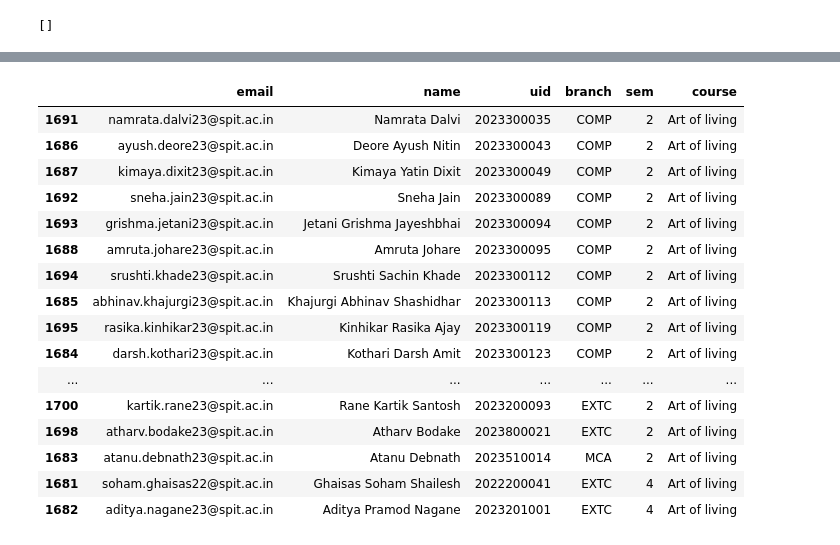
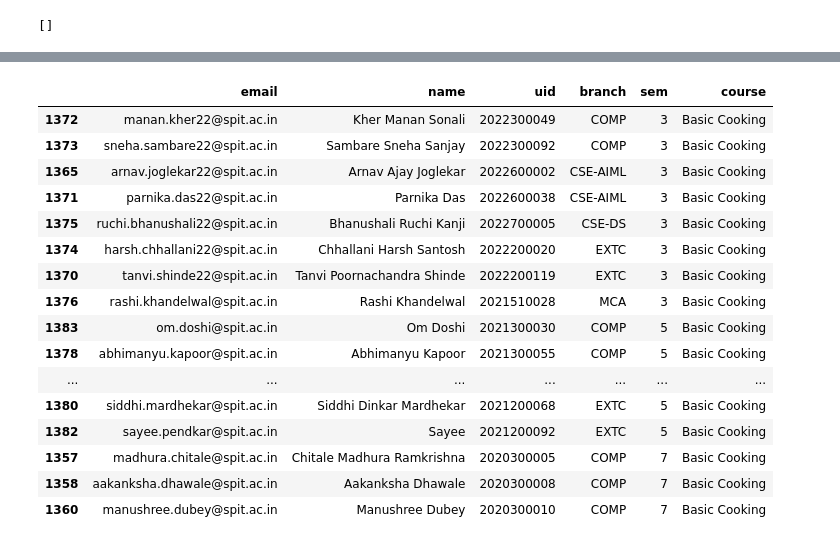
Before and after one commit to Hitstar53/SEVA-SATVA-Course-Analyzer, a Jupyter notebook: preprocess/preprocessing-sheet3.ipynb, the cells around one changed output, grey strips where cells are left out. Drawn from its saved outputs; the diff is of its cells as text; code cells hidden in the pictures.

Commit message:
preprocessing sheet 3 done

```diff
--- a/preprocess/preprocessing-sheet3.ipynb
+++ b/preprocess/preprocessing-sheet3.ipynb
@@ -240,0 +330,4 @@ not_matching
+# %%
+sheet3['course'] = sheet3['course'].map(lambda x: 'Introduction to Bhagvadgita' if '(online' in x.lower() else x)
+not_matching = [i for i in sheet3['course'].unique() if i not in course_names]
+not_matching
@@ -241,5 +343,5 @@ not_matching
 # %%
-sheet4['course'] = sheet4['course'].str[0].map(lambda x: x.upper()).values + sheet4['course'].str[1:]
-not_matching = [i for i in sheet4['course'].unique() if i not in course_names]
+sheet3['course'] = sheet3['course'].map(lambda x: 'Running' if x.lower().startswith('run') else x)
+not_matching = [i for i in sheet3['course'].unique() if i not in course_names]
 not_matching
 # %% [output]
@@ -273,17 +352,17 @@ not_matching
 # %%
 def normalize(course_name):
-    if course_name == 'Design thinking':
-        return 'Design Thinking'
-    if course_name == 'Skipiing':
-        return 'Skipping'
-    if course_name == 'Staircase Climbing.':
-        return 'Staircase Climbing'
-    if course_name == 'Bhagwan Gita':
-        return 'Introduction to Bhagvadgita'
+    if course_name == 'Innovative and Creativity':
+        return 'Innovation and Creativity'
+    if course_name == 'Basic of Fire Safety':
+        return 'Basics of Fire Safety'
+    if course_name == 'Flim appreciation':
+        return 'Film Appreciation'
+    if course_name == 'Fundamentals of Photography.':
+        return 'Fundamentals of Photography'
     return course_name
 
-sheet4['course'] = sheet4['course'].map(normalize)
-not_matching = [i for i in sheet4['course'].unique() if i not in course_names]
+sheet3['course'] = sheet3['course'].map(normalize)
+not_matching = [i for i in sheet3['course'].unique() if i not in course_names]
 not_matching
 # %% [output]
 []
@@ -290,3 +371,3 @@ not_matching
 # %%
-sheet4['name'] = sheet4['name'].str.title()
+sheet3['name'] = sheet3['name'].str.title()
 # %%
@@ -312,22 +393,22 @@ sheet4.head(20)
 # %%
-sheet4.sort_values(by=['course', 'sem', 'branch', 'uid'], ascending=True, inplace=True)
-sheet4.head(20)
+sheet3.sort_values(by=['course', 'sem', 'branch', 'uid'], ascending=True, inplace=True)
+sheet3.head(20)
 # %% [output]
 |  | email | name | uid | branch | sem | course |
-| 1691 | namrata.dalvi23@spit.ac.in | Namrata Dalvi | 2023300035 | COMP | 2 | Art of living |
-| 1686 | ayush.deore23@spit.ac.in | Deore Ayush Nitin | 2023300043 | COMP | 2 | Art of living |
-| 1687 | kimaya.dixit23@spit.ac.in | Kimaya Yatin Dixit | 2023300049 | COMP | 2 | Art of living |
-| 1692 | sneha.jain23@spit.ac.in | Sneha Jain | 2023300089 | COMP | 2 | Art of living |
-| 1693 | grishma.jetani23@spit.ac.in | Jetani Grishma Jayeshbhai | 2023300094 | COMP | 2 | Art of living |
-| 1688 | amruta.johare23@spit.ac.in | Amruta Johare | 2023300095 | COMP | 2 | Art of living |
-| 1694 | srushti.khade23@spit.ac.in | Srushti Sachin Khade | 2023300112 | COMP | 2 | Art of living |
-| 1685 | abhinav.khajurgi23@spit.ac.in | Khajurgi Abhinav Shashidhar | 2023300113 | COMP | 2 | Art of living |
-| 1695 | rasika.kinhikar23@spit.ac.in | Kinhikar Rasika Ajay | 2023300119 | COMP | 2 | Art of living |
-| 1684 | darsh.kothari23@spit.ac.in | Kothari Darsh Amit | 2023300123 | COMP | 2 | Art of living |
+| 1372 | manan.kher22@spit.ac.in | Kher Manan Sonali | 2022300049 | COMP | 3 | Basic Cooking |
+| 1373 | sneha.sambare22@spit.ac.in | Sambare Sneha Sanjay | 2022300092 | COMP | 3 | Basic Cooking |
+| 1365 | arnav.joglekar22@spit.ac.in | Arnav Ajay Joglekar | 2022600002 | CSE-AIML | 3 | Basic Cooking |
+| 1371 | parnika.das22@spit.ac.in | Parnika Das | 2022600038 | CSE-AIML | 3 | Basic Cooking |
+| 1375 | ruchi.bhanushali22@spit.ac.in | Bhanushali Ruchi Kanji | 2022700005 | CSE-DS | 3 | Basic Cooking |
+| 1374 | harsh.chhallani22@spit.ac.in | Chhallani Harsh Santosh | 2022200020 | EXTC | 3 | Basic Cooking |
+| 1370 | tanvi.shinde22@spit.ac.in | Tanvi Poornachandra Shinde | 2022200119 | EXTC | 3 | Basic Cooking |
+| 1376 | rashi.khandelwal@spit.ac.in | Rashi Khandelwal | 2021510028 | MCA | 3 | Basic Cooking |
+| 1383 | om.doshi@spit.ac.in | Om Doshi | 2021300030 | COMP | 5 | Basic Cooking |
+| 1378 | abhimanyu.kapoor@spit.ac.in | Abhimanyu Kapoor | 2021300055 | COMP | 5 | Basic Cooking |
 | ... | ... | ... | ... | ... | ... | ... |
-| 1700 | kartik.rane23@spit.ac.in | Rane Kartik Santosh | 2023200093 | EXTC | 2 | Art of living |
-| 1698 | atharv.bodake23@spit.ac.in | Atharv Bodake | 2023800021 | EXTC | 2 | Art of living |
-| 1683 | atanu.debnath23@spit.ac.in | Atanu Debnath | 2023510014 | MCA | 2 | Art of living |
-| 1681 | soham.ghaisas22@spit.ac.in | Ghaisas Soham Shailesh | 2022200041 | EXTC | 4 | Art of living |
-| 1682 | aditya.nagane23@spit.ac.in | Aditya Pramod Nagane | 2023201001 | EXTC | 4 | Art of living |
+| 1380 | siddhi.mardhekar@spit.ac.in | Siddhi Dinkar Mardhekar | 2021200068 | EXTC | 5 | Basic Cooking |
+| 1382 | sayee.pendkar@spit.ac.in | Sayee | 2021200092 | EXTC | 5 | Basic Cooking |
+| 1357 | madhura.chitale@spit.ac.in | Chitale Madhura Ramkrishna | 2020300005 | COMP | 7 | Basic Cooking |
+| 1358 | aakanksha.dhawale@spit.ac.in | Aakanksha Dhawale | 2020300008 | COMP | 7 | Basic Cooking |
+| 1360 | manushree.dubey@spit.ac.in | Manushree Dubey | 2020300010 | COMP | 7 | Basic Cooking |
 # %%
```
Also changed, not shown: parts of 25 cells of this notebook, 1 other file.
